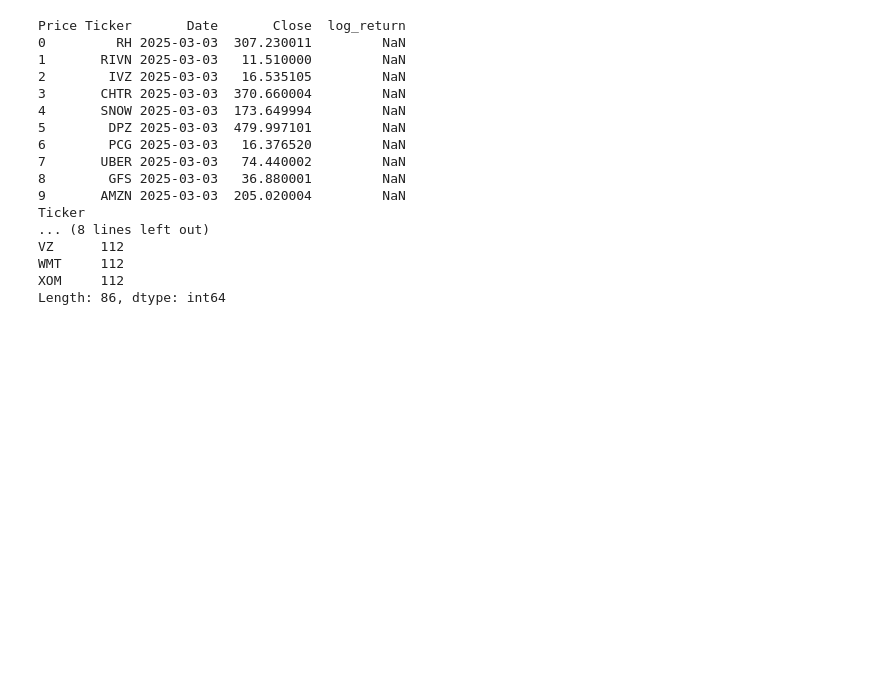
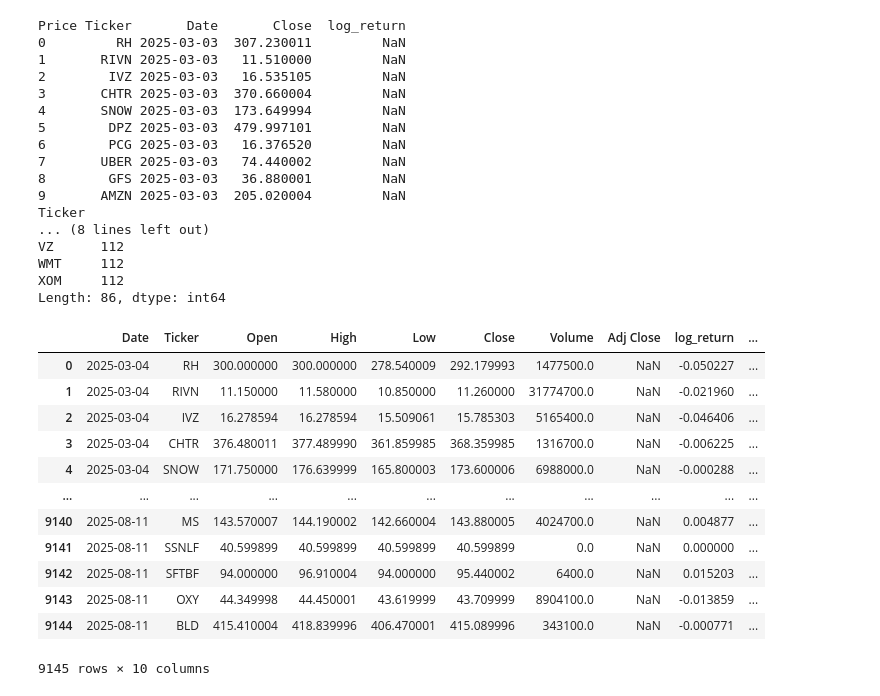
Before and after one commit to LydiaLCh/sentiment-model-quant, a Jupyter notebook: notebooks/02_sentiment_modeling.ipynb, the cells around one changed output. Cells and saved outputs as stored; diff of their text form; code cells hidden in the pictures; blank space fills up the shorter version.

```diff
--- a/notebooks/02_sentiment_modeling.ipynb
+++ b/notebooks/02_sentiment_modeling.ipynb
@@ -42,6 +42,8 @@ def fetch_alphavantage_news_df(api_url: str) -> pd.DataFrame:
 def build_alphavantage_news_url(ticker, date, apikey):
     url = f"https://www.alphavantage.co/query?function=NEWS_SENTIMENT&date={date}&tickers={ticker}&apikey={apikey}"
     return url
+# %%
+news_url = build_alphavantage_news_url("AAPL", "10-08-2025", )
 # %%
 news_df = fetch_alphavantage_news_df(news_url)
 # %%
@@ -363,3 +365,19 @@ final_df["Date"] = pd.to_datetime(final_df["Date"])
 
 ### Merge market and sentiment data
 merged_df = pd.merge(final_df, sentiment_daily, on=["Date", "Ticker"], how="left")
+# %%
+merged_df
+# %% [output]
+|  | Date | Ticker | Open | High | Low | Close | Volume | Adj Close | log_return | ... |
+| 0 | 2025-03-04 | RH | 300.000000 | 300.000000 | 278.540009 | 292.179993 | 1477500.0 | NaN | -0.050227 | ... |
+| 1 | 2025-03-04 | RIVN | 11.150000 | 11.580000 | 10.850000 | 11.260000 | 31774700.0 | NaN | -0.021960 | ... |
+| 2 | 2025-03-04 | IVZ | 16.278594 | 16.278594 | 15.509061 | 15.785303 | 5165400.0 | NaN | -0.046406 | ... |
+| 3 | 2025-03-04 | CHTR | 376.480011 | 377.489990 | 361.859985 | 368.359985 | 1316700.0 | NaN | -0.006225 | ... |
+| 4 | 2025-03-04 | SNOW | 171.750000 | 176.639999 | 165.800003 | 173.600006 | 6988000.0 | NaN | -0.000288 | ... |
+| ... | ... | ... | ... | ... | ... | ... | ... | ... | ... | ... |
+| 9140 | 2025-08-11 | MS | 143.570007 | 144.190002 | 142.660004 | 143.880005 | 4024700.0 | NaN | 0.004877 | ... |
+| 9141 | 2025-08-11 | SSNLF | 40.599899 | 40.599899 | 40.599899 | 40.599899 | 0.0 | NaN | 0.000000 | ... |
+| 9142 | 2025-08-11 | SFTBF | 94.000000 | 96.910004 | 94.000000 | 95.440002 | 6400.0 | NaN | 0.015203 | ... |
+| 9143 | 2025-08-11 | OXY | 44.349998 | 44.450001 | 43.619999 | 43.709999 | 8904100.0 | NaN | -0.013859 | ... |
+| 9144 | 2025-08-11 | BLD | 415.410004 | 418.839996 | 406.470001 | 415.089996 | 343100.0 | NaN | -0.000771 | ... |
+9145 rows × 10 columns
```
